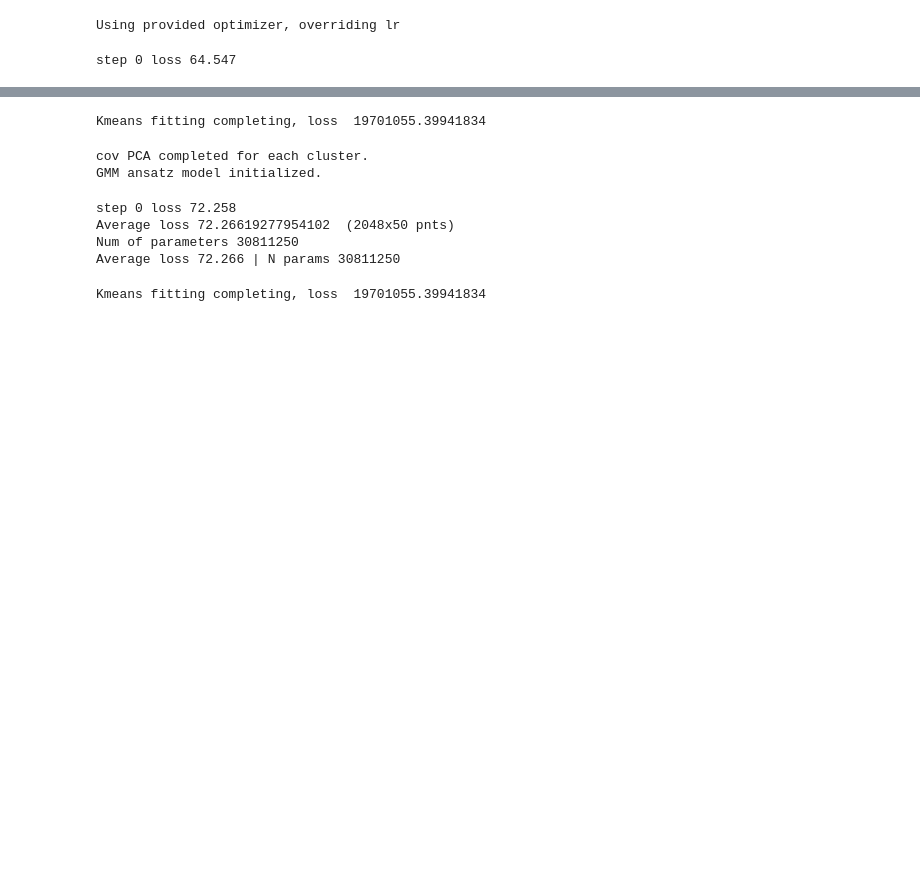
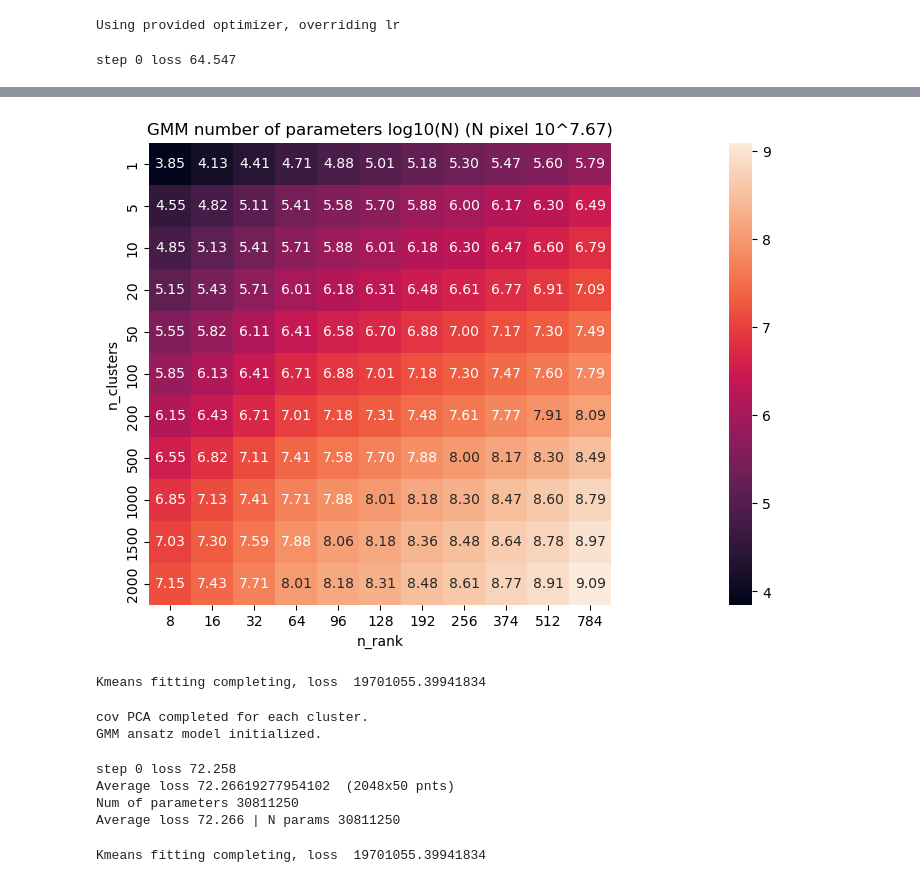
Before and after one commit to Animadversio/DiffusionMemorization, a Jupyter notebook: score_ansatz_NN_image_exp.ipynb, the cells around one changed output, grey strips where cells are left out. Drawn from its saved outputs; the diff is of its cells as text; code cells hidden in the pictures; blank space fills up the shorter version.

```diff
--- a/score_ansatz_NN_image_exp.ipynb
+++ b/score_ansatz_NN_image_exp.ipynb
@@ -955,16 +982,3 @@ print("Average loss", np.mean(loss_traj))
 # %% [output]
 Using provided optimizer, overriding lr
 step 0 loss 64.547
-# %%
-epochs = 100
-optimizer = torch.optim.Adam([
-                            {'params': score_model_gmm_km_cov.Us, 'lr': 0.0000},
-                            {'params': score_model_gmm_km_cov.mus, 'lr': 0.000},
-                            {'params': score_model_gmm_km_cov.logLambdas, 'lr': 0.000},
-                        #     {'params': score_model_gmm_kmean.logweights, 'lr': 0.01}
-                        ],
-                             lr=0.01)
-score_model_gmm_km_cov, loss_traj = train_score_td(Xtrain_norm, score_model_td=score_model_gmm_km_cov,
-        optimizer=optimizer, nepochs=epochs, batch_size=batch_size,
-        sigma=sigma_max, device="cuda") # clipnorm=1,
-# 50 full Gaussian GMM with Kmeans mean + cov initialization => 72 loss
@@ -1048,3 +1199,13 @@ def kmeans_initialized_gmm(Xtrain, n_clusters,
+# %%
+import seaborn as sns
+plt.figure(figsize=[10,6])
+sns.heatmap(df.pivot_table(index="n_clusters", columns="n_rank", values="Nparams").apply(np.log10), annot=True, fmt=".2f")
+plt.axis("image")
+Npixel = 28 * 28 * 60000
+plt.title(f"GMM number of parameters log10(N) (N pixel 10^{np.log10(Npixel):.2f})")
+plt.show()
+# %% [output]
+[figure, added]
 # %%
 n_clusters = 50
 n_rank = None
```
Also changed, not shown: parts of 13 cells of this notebook, 1 other file.
